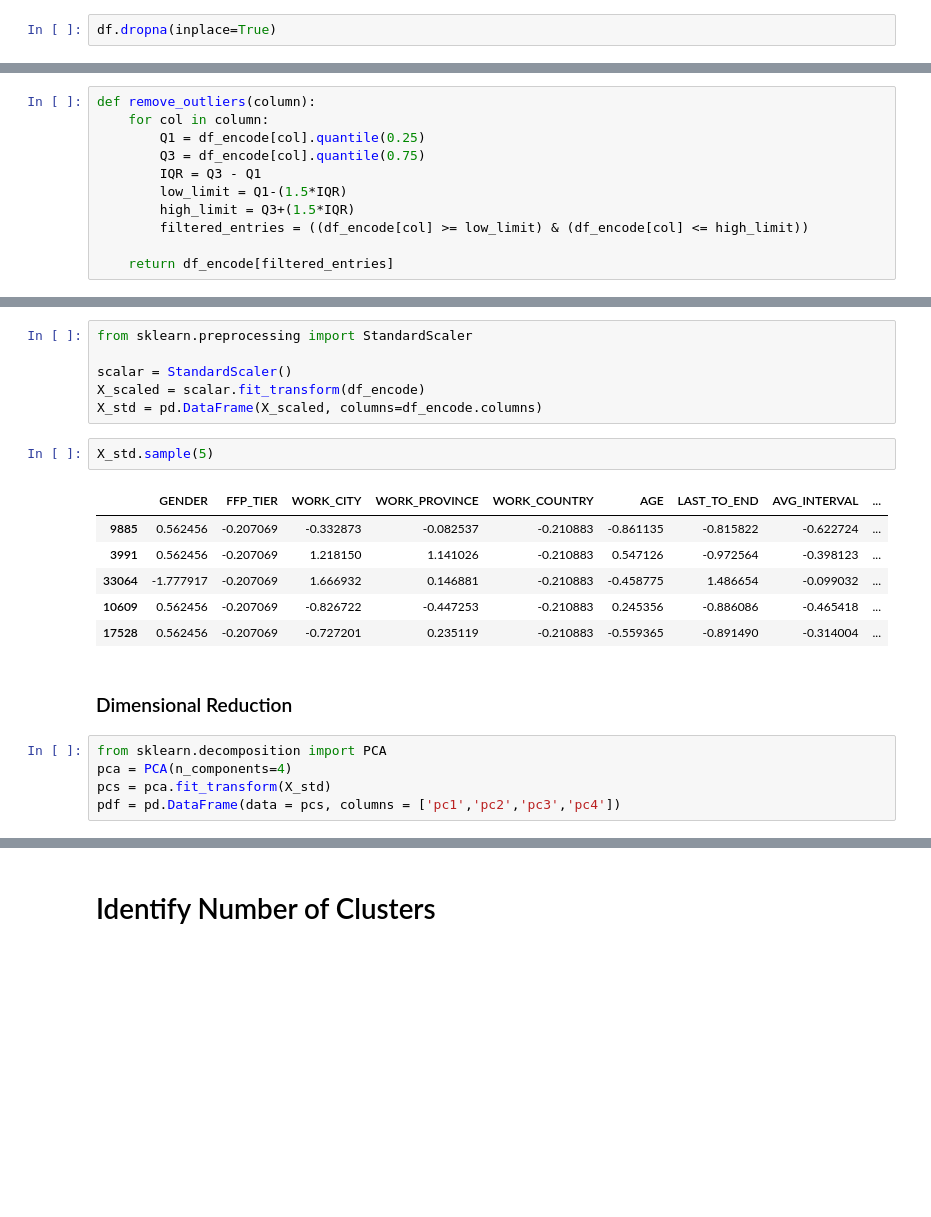
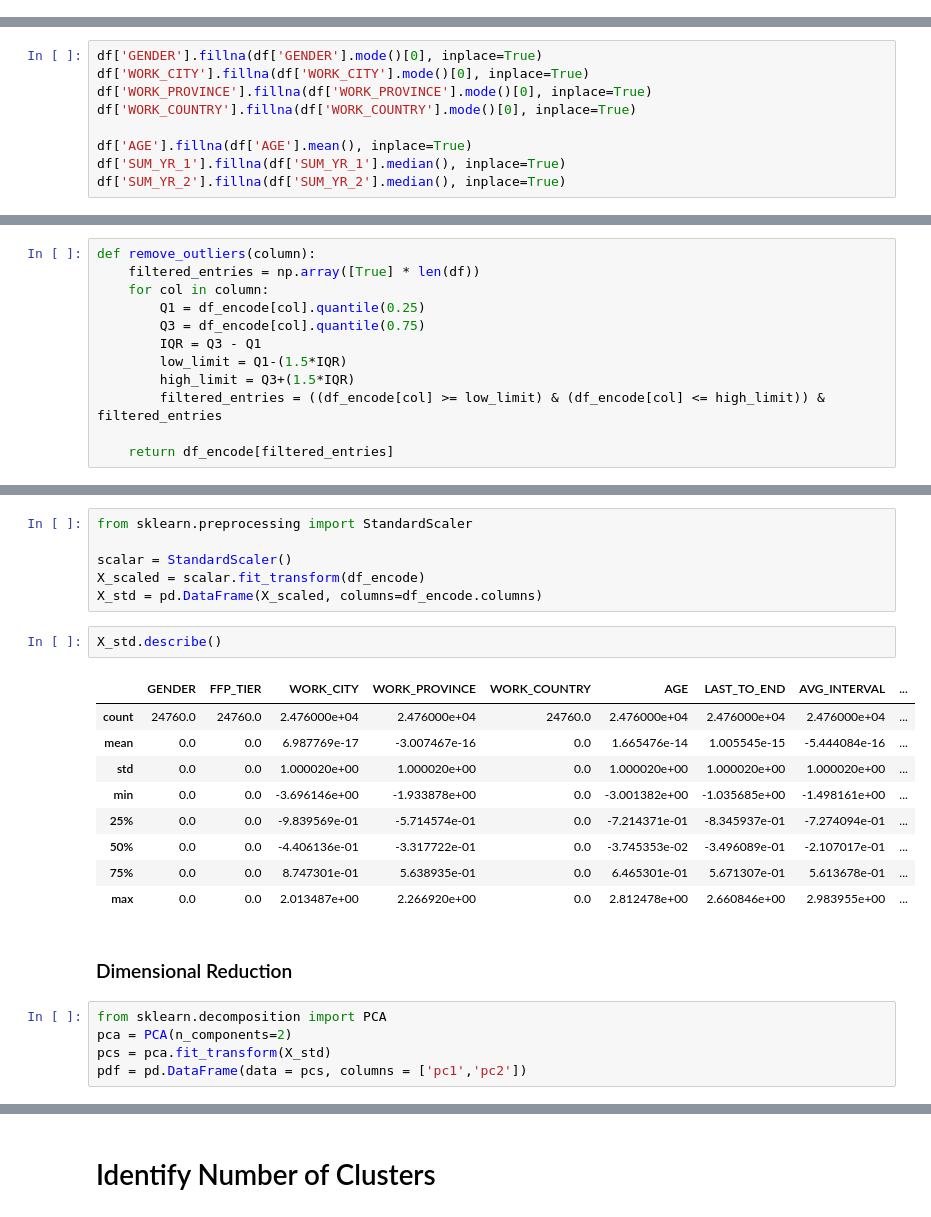
Before and after one commit to FluffyArc/AirlineCustomers, a Jupyter notebook: Airline_Clustering_Analysis.ipynb, the cells around one changed output, grey strips where cells are left out. Cells and saved outputs as stored; diff of their text form; blank space fills up the shorter version.

```diff
--- a/Airline_Clustering_Analysis.ipynb
+++ b/Airline_Clustering_Analysis.ipynb
@@ -207,5 +205,3 @@ df.head()
-# %%
-df.dropna(inplace=True)
 # %%
 df.isna().sum()
 # %% [output]
@@ -228,2 +224,11 @@ Point_NotFlight      0
 dtype: int64
+# %%
+df['GENDER'].fillna(df['GENDER'].mode()[0], inplace=True)
+df['WORK_CITY'].fillna(df['WORK_CITY'].mode()[0], inplace=True)
+df['WORK_PROVINCE'].fillna(df['WORK_PROVINCE'].mode()[0], inplace=True)
+df['WORK_COUNTRY'].fillna(df['WORK_COUNTRY'].mode()[0], inplace=True)
+
+df['AGE'].fillna(df['AGE'].mean(), inplace=True)
+df['SUM_YR_1'].fillna(df['SUM_YR_1'].median(), inplace=True)
+df['SUM_YR_2'].fillna(df['SUM_YR_2'].median(), inplace=True)
 # %% [markdown]
@@ -286,13 +291,14 @@ df_encode.sample(5)
 ### Removing Outliers
 # %%
 def remove_outliers(column):
+    filtered_entries = np.array([True] * len(df))
     for col in column:
         Q1 = df_encode[col].quantile(0.25)
         Q3 = df_encode[col].quantile(0.75)
         IQR = Q3 - Q1
         low_limit = Q1-(1.5*IQR)
         high_limit = Q3+(1.5*IQR)
-        filtered_entries = ((df_encode[col] >= low_limit) & (df_encode[col] <= high_limit))
+        filtered_entries = ((df_encode[col] >= low_limit) & (df_encode[col] <= high_limit)) & filtered_entries
 
     return df_encode[filtered_entries]
 # %%
@@ -366,21 +372,24 @@ scalar = StandardScaler()
 X_scaled = scalar.fit_transform(df_encode)
 X_std = pd.DataFrame(X_scaled, columns=df_encode.columns)
 # %%
-X_std.sample(5)
+X_std.describe()
 # %% [output]
 |  | GENDER | FFP_TIER | WORK_CITY | WORK_PROVINCE | WORK_COUNTRY | AGE | LAST_TO_END | AVG_INTERVAL | ... |
-| 9885 | 0.562456 | -0.207069 | -0.332873 | -0.082537 | -0.210883 | -0.861135 | -0.815822 | -0.622724 | ... |
-| 3991 | 0.562456 | -0.207069 | 1.218150 | 1.141026 | -0.210883 | 0.547126 | -0.972564 | -0.398123 | ... |
-| 33064 | -1.777917 | -0.207069 | 1.666932 | 0.146881 | -0.210883 | -0.458775 | 1.486654 | -0.099032 | ... |
-| 10609 | 0.562456 | -0.207069 | -0.826722 | -0.447253 | -0.210883 | 0.245356 | -0.886086 | -0.465418 | ... |
-| 17528 | 0.562456 | -0.207069 | -0.727201 | 0.235119 | -0.210883 | -0.559365 | -0.891490 | -0.314004 | ... |
+| count | 24760.0 | 24760.0 | 2.476000e+04 | 2.476000e+04 | 24760.0 | 2.476000e+04 | 2.476000e+04 | 2.476000e+04 | ... |
+| mean | 0.0 | 0.0 | 6.987769e-17 | -3.007467e-16 | 0.0 | 1.665476e-14 | 1.005545e-15 | -5.444084e-16 | ... |
+| std | 0.0 | 0.0 | 1.000020e+00 | 1.000020e+00 | 0.0 | 1.000020e+00 | 1.000020e+00 | 1.000020e+00 | ... |
+| min | 0.0 | 0.0 | -3.696146e+00 | -1.933878e+00 | 0.0 | -3.001382e+00 | -1.035685e+00 | -1.498161e+00 | ... |
+| 25% | 0.0 | 0.0 | -9.839569e-01 | -5.714574e-01 | 0.0 | -7.214371e-01 | -8.345937e-01 | -7.274094e-01 | ... |
+| 50% | 0.0 | 0.0 | -4.406136e-01 | -3.317722e-01 | 0.0 | -3.745353e-02 | -3.496089e-01 | -2.107017e-01 | ... |
+| 75% | 0.0 | 0.0 | 8.747301e-01 | 5.638935e-01 | 0.0 | 6.465301e-01 | 5.671307e-01 | 5.613678e-01 | ... |
+| max | 0.0 | 0.0 | 2.013487e+00 | 2.266920e+00 | 0.0 | 2.812478e+00 | 2.660846e+00 | 2.983955e+00 | ... |
 # %% [markdown]
 ### Dimensional Reduction
 # %%
 from sklearn.decomposition import PCA
-pca = PCA(n_components=4)
+pca = PCA(n_components=2)
 pcs = pca.fit_transform(X_std)
-pdf = pd.DataFrame(data = pcs, columns = ['pc1','pc2','pc3','pc4'])
+pdf = pd.DataFrame(data = pcs, columns = ['pc1','pc2'])
 # %%
 pdf.describe()
 # %% [output]
```
Also changed, not shown: parts of 25 cells of this notebook.
